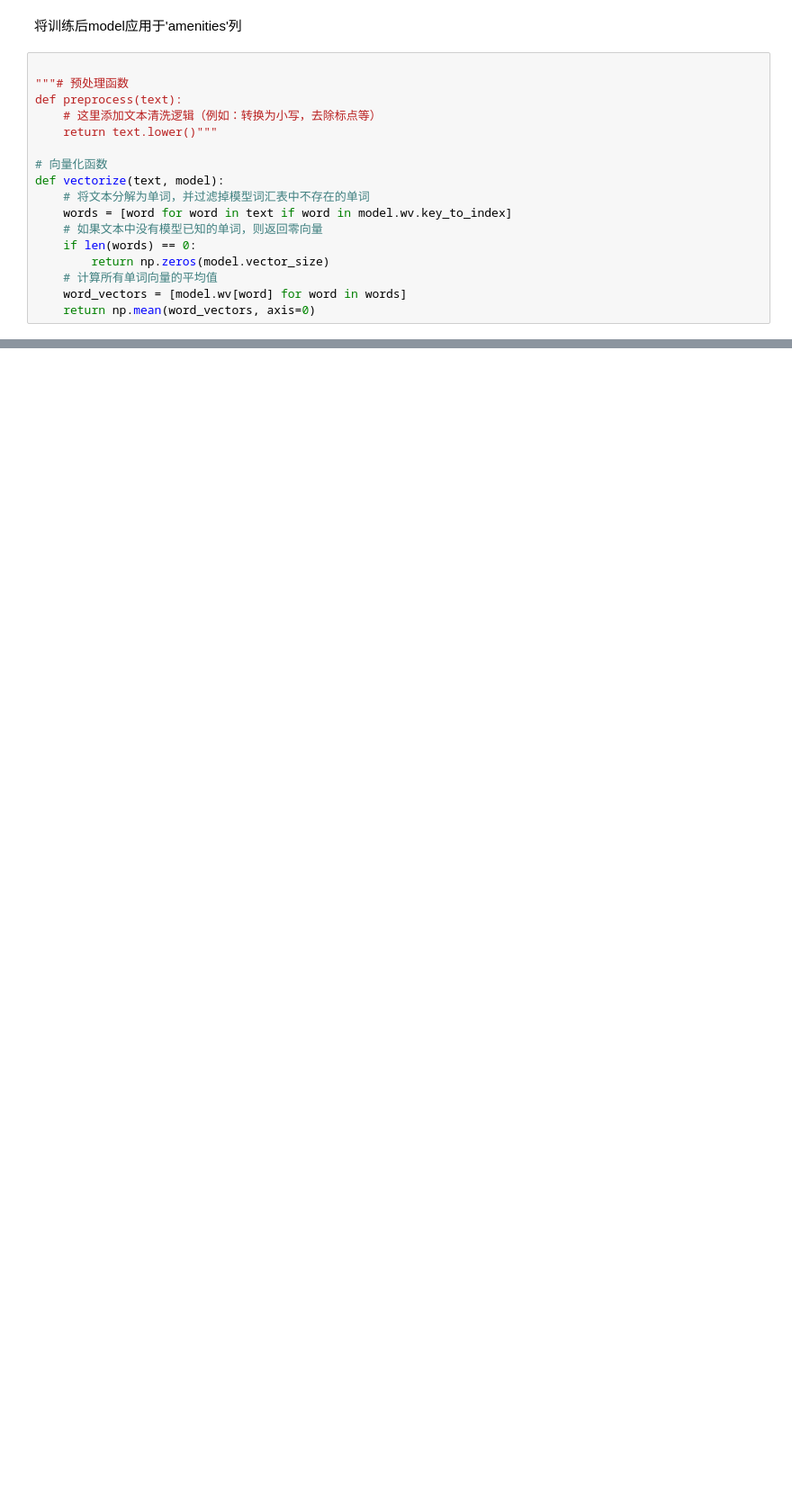
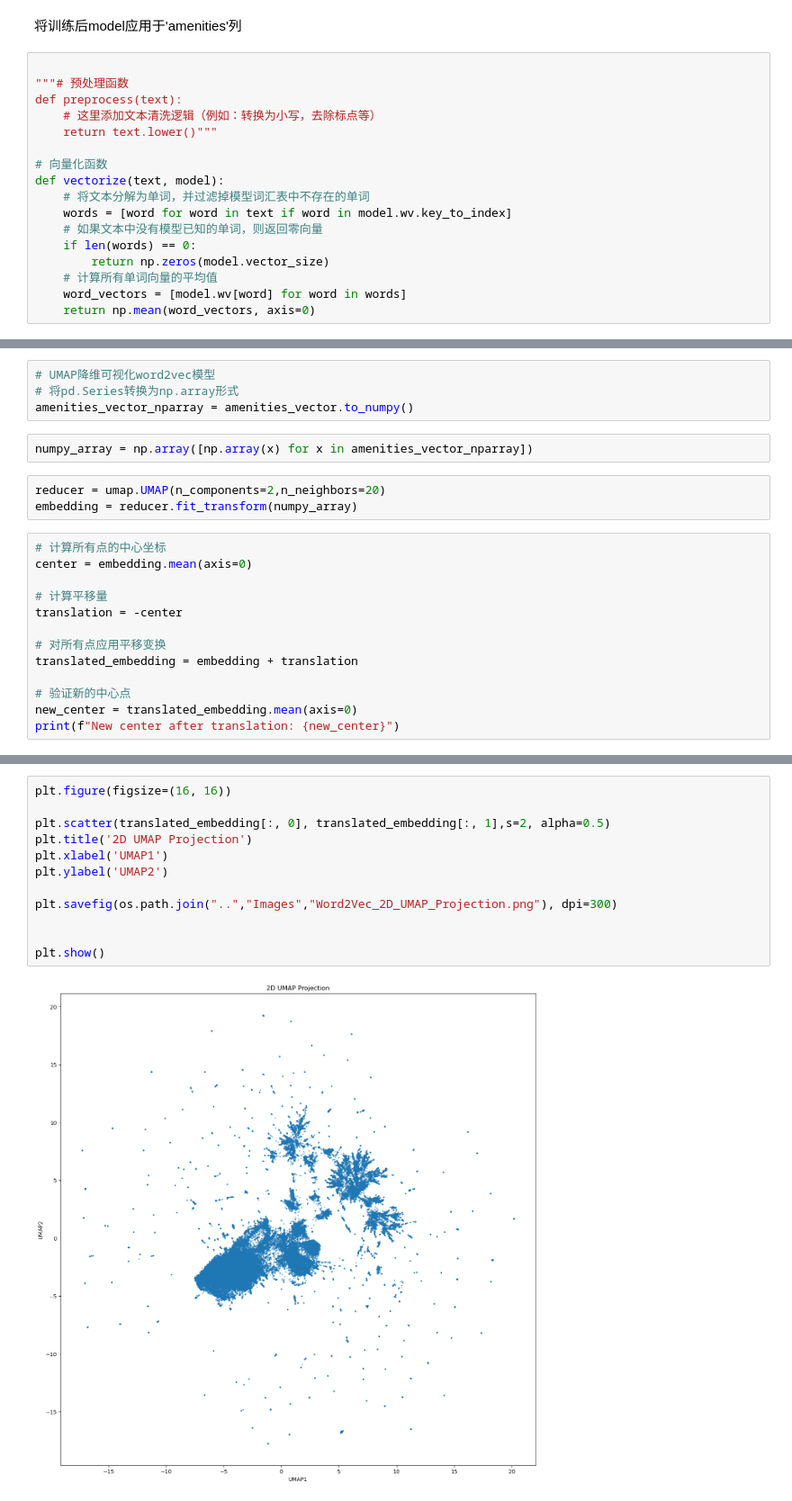
Before and after one commit to BohaoSuCC/Airbnb_Listing_Recommendation_Algorithm, a Jupyter notebook: Processing_Modeling/Word2Vec_Modelling_by_SVM.ipynb, the cells around one changed output, grey strips where cells are left out. Shown at 90% size. Saved outputs shown, nothing was run; the diff lists cells and outputs as text; blank space fills up the shorter version.

Commit message:
update UMAP

```diff
--- a/Processing_Modeling/Word2Vec_Modelling_by_SVM.ipynb
+++ b/Processing_Modeling/Word2Vec_Modelling_by_SVM.ipynb
@@ -284,0 +179,22 @@ def vectorize(text, model):
+# %%
+# UMAP降维可视化word2vec模型
+# 将pd.Series转换为np.array形式
+amenities_vector_nparray = amenities_vector.to_numpy()
+# %%
+numpy_array = np.array([np.array(x) for x in amenities_vector_nparray])
+# %%
+reducer = umap.UMAP(n_components=2,n_neighbors=20)
+embedding = reducer.fit_transform(numpy_array)
+# %%
+# 计算所有点的中心坐标
+center = embedding.mean(axis=0)
+
+# 计算平移量
+translation = -center
+
+# 对所有点应用平移变换
+translated_embedding = embedding + translation
+
+# 验证新的中心点
+new_center = translated_embedding.mean(axis=0)
+print(f"New center after translation: {new_center}")
@@ -284,0 +203,14 @@ def vectorize(text, model):
+# %%
+plt.figure(figsize=(16, 16))
+
+plt.scatter(translated_embedding[:, 0], translated_embedding[:, 1],s=2, alpha=0.5)
+plt.title('2D UMAP Projection')
+plt.xlabel('UMAP1')
+plt.ylabel('UMAP2')
+
+plt.savefig(os.path.join("..","Images","Word2Vec_2D_UMAP_Projection.png"), dpi=300)
+
+
+plt.show()
+# %% [output]
+[figure, added]
```
Also changed, not shown: parts of 25 cells of this notebook, 2 other files.
